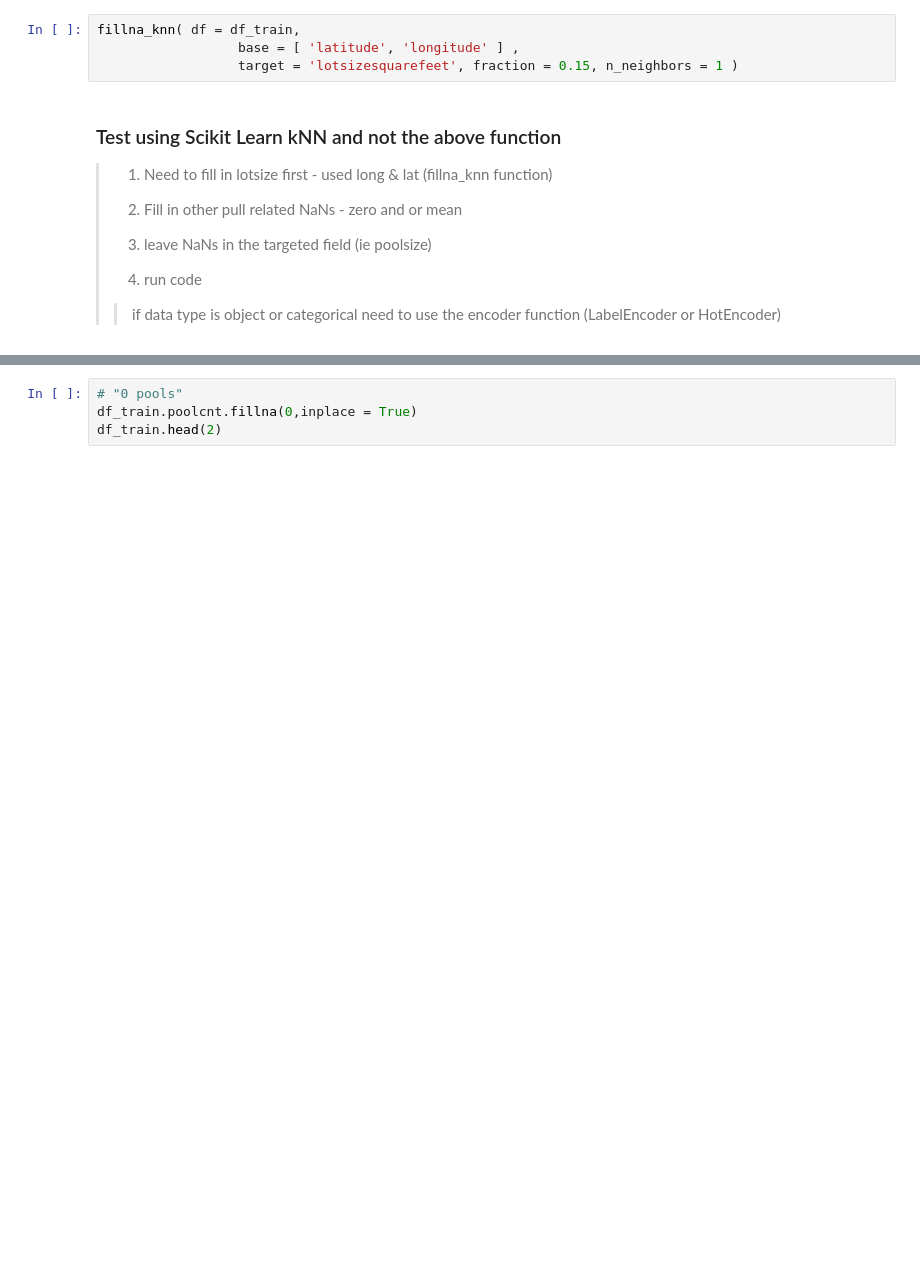
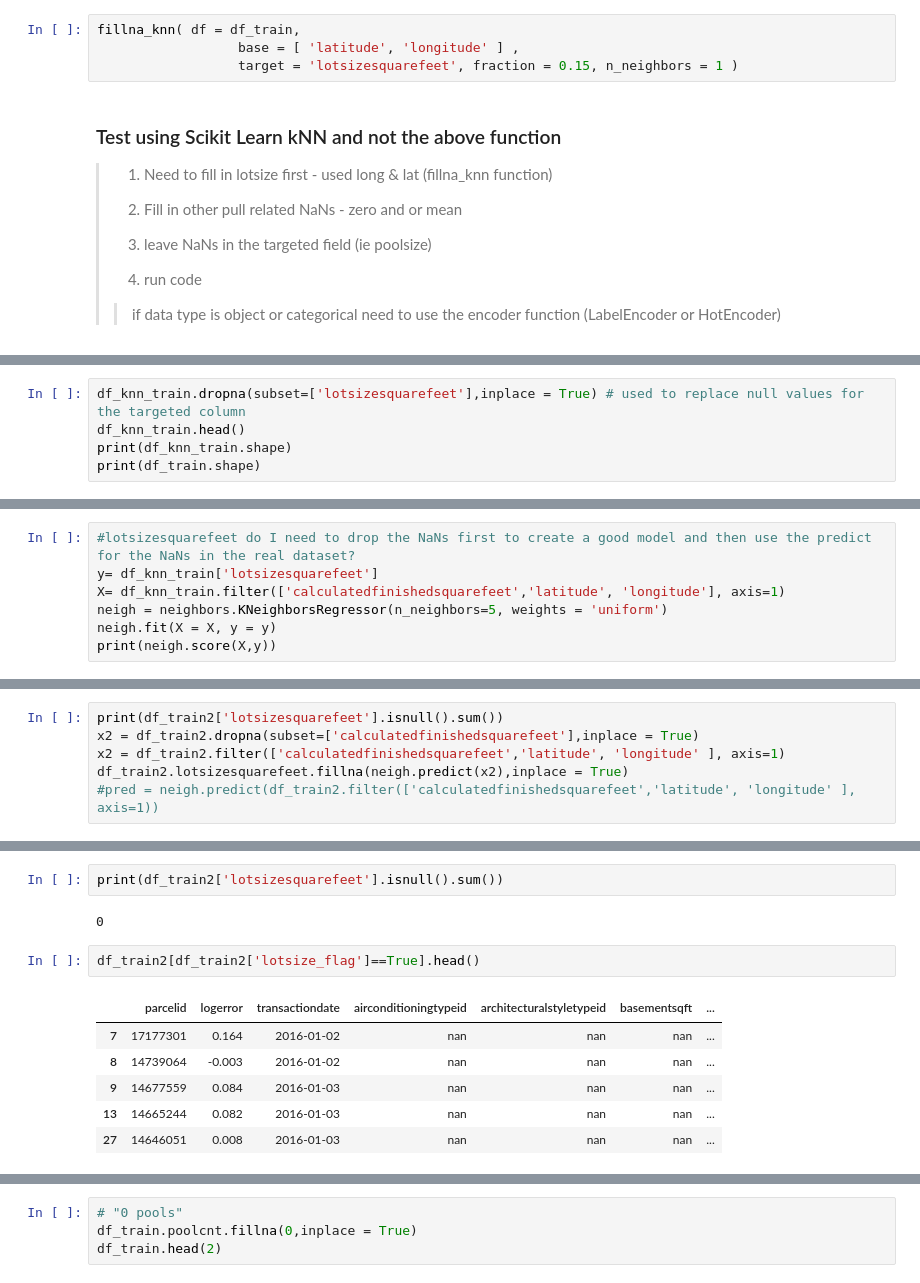
Before and after one commit to jmeyer502/smc_cap_zillow, a Jupyter notebook: Zillow-kNN imputation.ipynb, the cells around one changed output, grey strips where cells are left out. Saved outputs shown, nothing was run; the diff lists cells and outputs as text; blank space fills up the shorter version.

```diff
--- a/Zillow-kNN imputation.ipynb
+++ b/Zillow-kNN imputation.ipynb
@@ -330,0 +355,5 @@ fillna_knn( df = df_train,
+# %%
+df_knn_train.dropna(subset=['lotsizesquarefeet'],inplace = True) # used to replace null values for the targeted column
+df_knn_train.head()
+print(df_knn_train.shape)
+print(df_train.shape)
@@ -330,0 +384,7 @@ fillna_knn( df = df_train,
+# %%
+#lotsizesquarefeet do I need to drop the NaNs first to create a good model and then use the predict for the NaNs in the real dataset?
+y= df_knn_train['lotsizesquarefeet']
+X= df_knn_train.filter(['calculatedfinishedsquarefeet','latitude', 'longitude'], axis=1)
+neigh = neighbors.KNeighborsRegressor(n_neighbors=5, weights = 'uniform')
+neigh.fit(X = X, y = y)
+print(neigh.score(X,y))
@@ -330,0 +406,6 @@ fillna_knn( df = df_train,
+# %%
+print(df_train2['lotsizesquarefeet'].isnull().sum())
+x2 = df_train2.dropna(subset=['calculatedfinishedsquarefeet'],inplace = True)
+x2 = df_train2.filter(['calculatedfinishedsquarefeet','latitude', 'longitude' ], axis=1)
+df_train2.lotsizesquarefeet.fillna(neigh.predict(x2),inplace = True)
+#pred = neigh.predict(df_train2.filter(['calculatedfinishedsquarefeet','latitude', 'longitude' ], axis=1))
@@ -330,0 +435,13 @@ fillna_knn( df = df_train,
+# %%
+print(df_train2['lotsizesquarefeet'].isnull().sum())
+# %% [output]
+0
+# %%
+df_train2[df_train2['lotsize_flag']==True].head()
+# %% [output]
+|  | parcelid | logerror | transactiondate | airconditioningtypeid | architecturalstyletypeid | basementsqft | ... |
+| 7 | 17177301 | 0.164 | 2016-01-02 | nan | nan | nan | ... |
+| 8 | 14739064 | -0.003 | 2016-01-02 | nan | nan | nan | ... |
+| 9 | 14677559 | 0.084 | 2016-01-03 | nan | nan | nan | ... |
+| 13 | 14665244 | 0.082 | 2016-01-03 | nan | nan | nan | ... |
+| 27 | 14646051 | 0.008 | 2016-01-03 | nan | nan | nan | ... |
```
Also changed, not shown: parts of 25 cells of this notebook.
